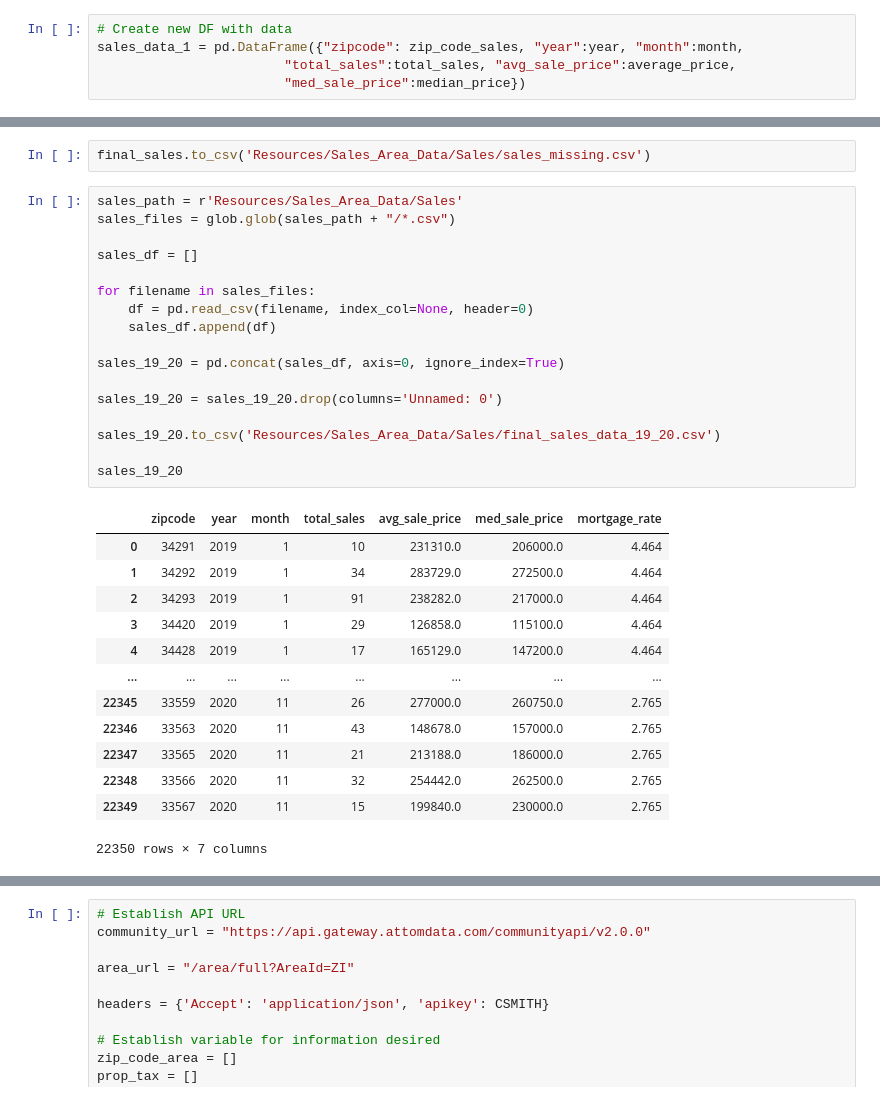
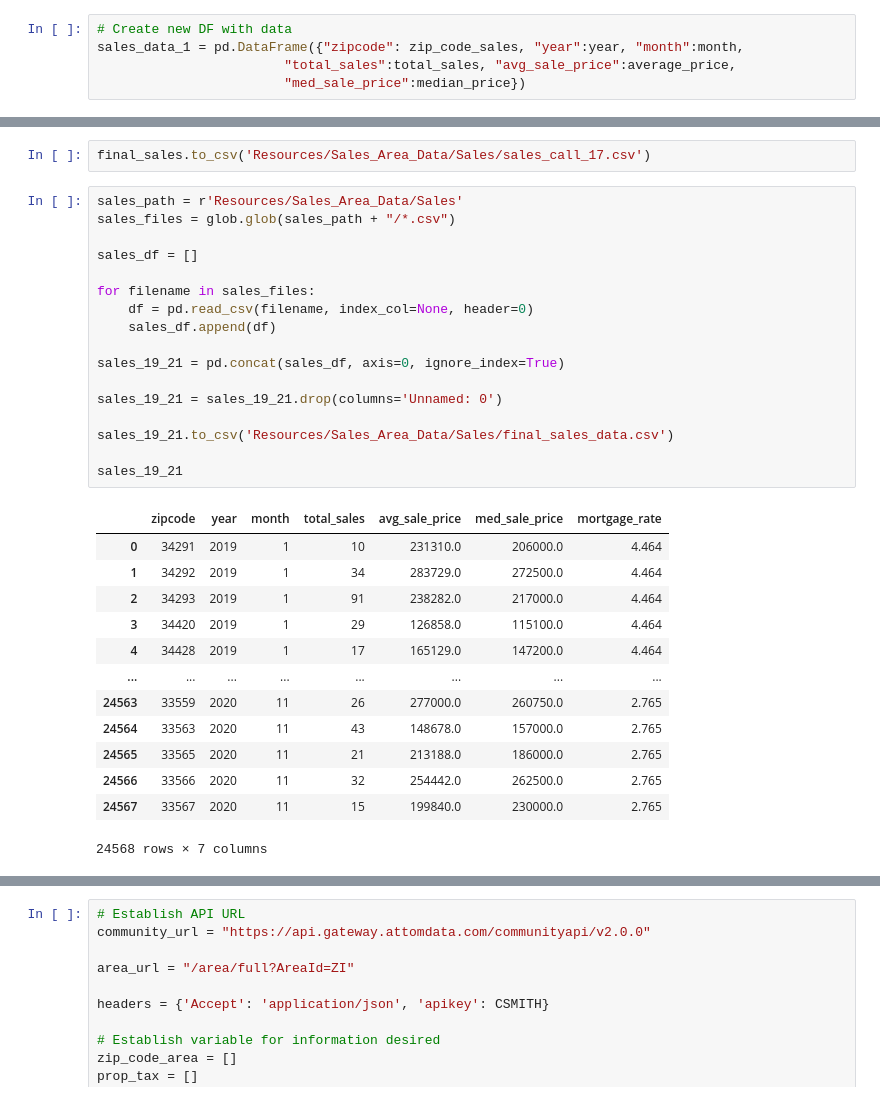
Before and after one commit to FinalProject-2021/Housing_Valuation, a Jupyter notebook: sales_data_JJ.ipynb, the cells around one changed output, grey strips where cells are left out. Saved outputs shown, nothing was run; the diff lists cells and outputs as text.

```diff
--- a/sales_data_JJ.ipynb
+++ b/sales_data_JJ.ipynb
@@ -198,33 +237,33 @@ final_sales
 # %%
-final_sales.to_csv('Resources/Sales_Area_Data/Sales/sales_missing.csv')
+final_sales.to_csv('Resources/Sales_Area_Data/Sales/sales_call_17.csv')
 # %%
 sales_path = r'Resources/Sales_Area_Data/Sales'
 sales_files = glob.glob(sales_path + "/*.csv")
 
 sales_df = []
 
 for filename in sales_files:
     df = pd.read_csv(filename, index_col=None, header=0)
     sales_df.append(df)
 
-sales_19_20 = pd.concat(sales_df, axis=0, ignore_index=True)
+sales_19_21 = pd.concat(sales_df, axis=0, ignore_index=True)
 
-sales_19_20 = sales_19_20.drop(columns='Unnamed: 0')
+sales_19_21 = sales_19_21.drop(columns='Unnamed: 0')
 
-sales_19_20.to_csv('Resources/Sales_Area_Data/Sales/final_sales_data_19_20.csv')
+sales_19_21.to_csv('Resources/Sales_Area_Data/Sales/final_sales_data.csv')
 
-sales_19_20
+sales_19_21
 # %% [output]
 |  | zipcode | year | month | total_sales | avg_sale_price | med_sale_price | mortgage_rate |
 | 0 | 34291 | 2019 | 1 | 10 | 231310.0 | 206000.0 | 4.464 |
 | 1 | 34292 | 2019 | 1 | 34 | 283729.0 | 272500.0 | 4.464 |
 | 2 | 34293 | 2019 | 1 | 91 | 238282.0 | 217000.0 | 4.464 |
 | 3 | 34420 | 2019 | 1 | 29 | 126858.0 | 115100.0 | 4.464 |
 | 4 | 34428 | 2019 | 1 | 17 | 165129.0 | 147200.0 | 4.464 |
 | ... | ... | ... | ... | ... | ... | ... | ... |
-| 22345 | 33559 | 2020 | 11 | 26 | 277000.0 | 260750.0 | 2.765 |
-| 22346 | 33563 | 2020 | 11 | 43 | 148678.0 | 157000.0 | 2.765 |
-| 22347 | 33565 | 2020 | 11 | 21 | 213188.0 | 186000.0 | 2.765 |
-| 22348 | 33566 | 2020 | 11 | 32 | 254442.0 | 262500.0 | 2.765 |
-| 22349 | 33567 | 2020 | 11 | 15 | 199840.0 | 230000.0 | 2.765 |
+| 24563 | 33559 | 2020 | 11 | 26 | 277000.0 | 260750.0 | 2.765 |
+| 24564 | 33563 | 2020 | 11 | 43 | 148678.0 | 157000.0 | 2.765 |
+| 24565 | 33565 | 2020 | 11 | 21 | 213188.0 | 186000.0 | 2.765 |
+| 24566 | 33566 | 2020 | 11 | 32 | 254442.0 | 262500.0 | 2.765 |
+| 24567 | 33567 | 2020 | 11 | 15 | 199840.0 | 230000.0 | 2.765 |
-22350 rows × 7 columns
+24568 rows × 7 columns
```
Also changed, not shown: parts of 18 cells of this notebook, 12 other files.
